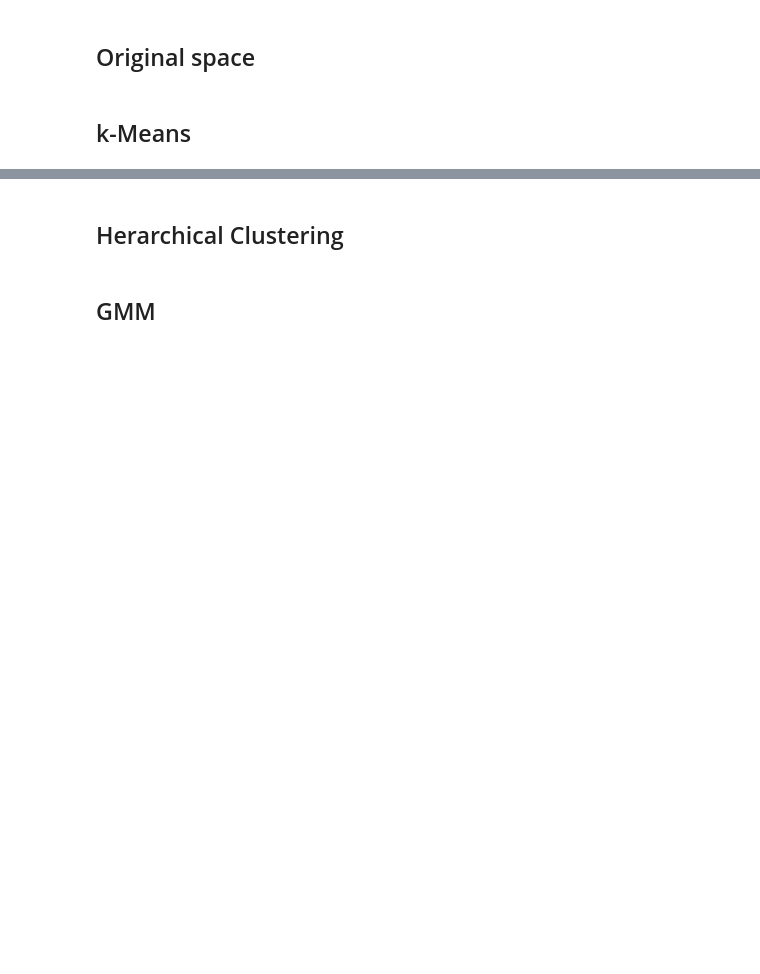
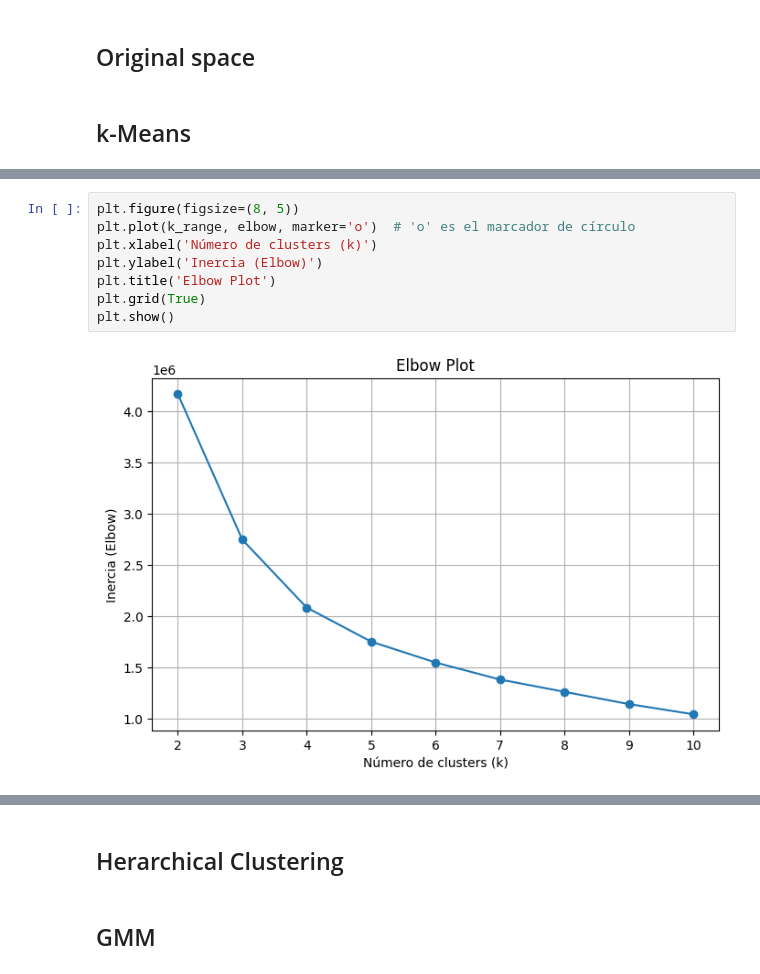
Before and after one commit to JeffAsDRK/Semana_2_ANPS, a Jupyter notebook: S2_Lab_Int_2.ipynb, the cells around one changed output, grey strips where cells are left out. Saved outputs shown, nothing was run; the diff lists cells and outputs as text; blank space fills up the shorter version.

```diff
--- a/S2_Lab_Int_2.ipynb
+++ b/S2_Lab_Int_2.ipynb
@@ -107,0 +176,10 @@ X_scaled = scaler.fit_transform(X)
+# %%
+plt.figure(figsize=(8, 5))
+plt.plot(k_range, elbow, marker='o')  # 'o' es el marcador de círculo
+plt.xlabel('Número de clusters (k)')
+plt.ylabel('Inercia (Elbow)')
+plt.title('Elbow Plot')
+plt.grid(True)
+plt.show()
+# %% [output]
+[figure, added]
```
Also changed, not shown: parts of 4 cells of this notebook, 2 other files.
